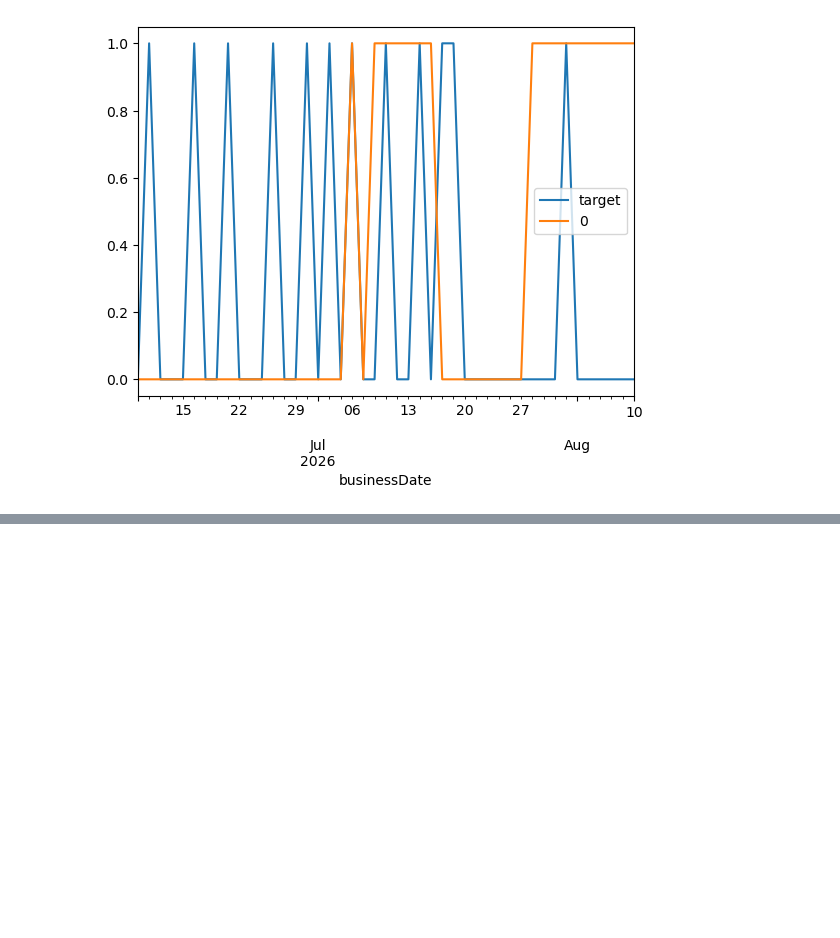
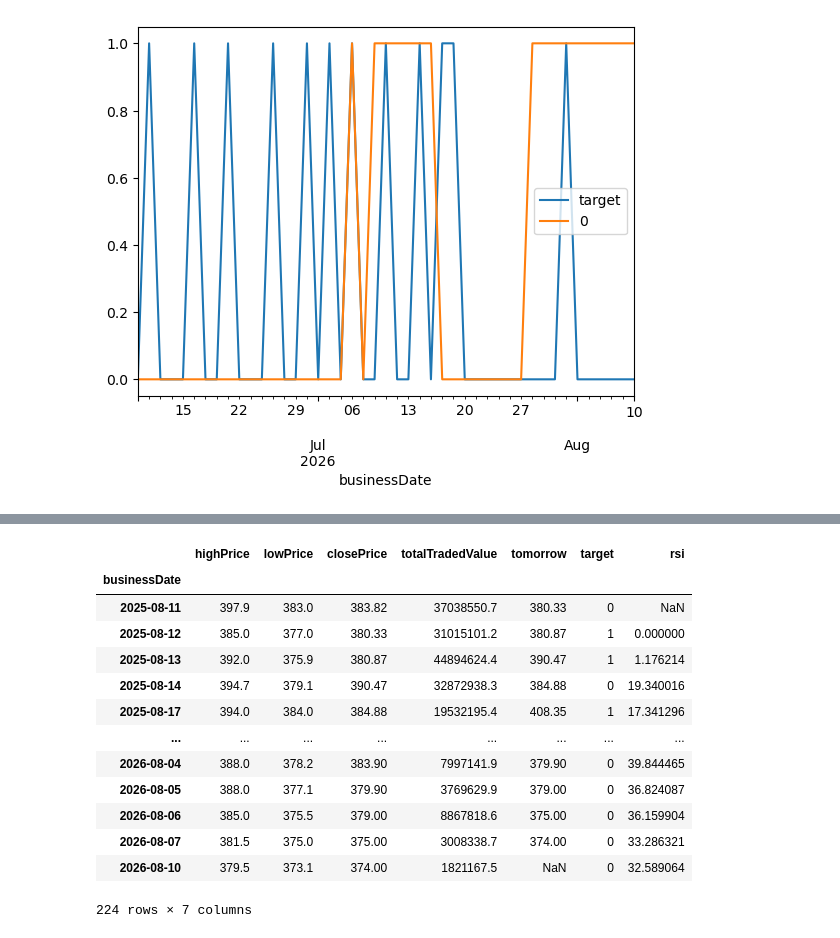
Before and after one commit to shresthanischal7/Stock-Prediction, a Jupyter notebook: main.ipynb, the cells around one changed output, grey strips where cells are left out. Drawn from its saved outputs; the diff is of its cells as text; code cells hidden in the pictures; blank space fills up the shorter version.

```diff
--- a/main.ipynb
+++ b/main.ipynb
@@ -328,0 +357,17 @@ combined.plot()
+# %%
+main_df
+# %% [output]
+|  | highPrice | lowPrice | closePrice | totalTradedValue | tomorrow | target | rsi |
+| businessDate |  |  |  |  |  |  |  |
+| 2025-08-11 | 397.9 | 383.0 | 383.82 | 37038550.7 | 380.33 | 0 | NaN |
+| 2025-08-12 | 385.0 | 377.0 | 380.33 | 31015101.2 | 380.87 | 1 | 0.000000 |
+| 2025-08-13 | 392.0 | 375.9 | 380.87 | 44894624.4 | 390.47 | 1 | 1.176214 |
+| 2025-08-14 | 394.7 | 379.1 | 390.47 | 32872938.3 | 384.88 | 0 | 19.340016 |
+| 2025-08-17 | 394.0 | 384.0 | 384.88 | 19532195.4 | 408.35 | 1 | 17.341296 |
+| ... | ... | ... | ... | ... | ... | ... | ... |
+| 2026-08-04 | 388.0 | 378.2 | 383.90 | 7997141.9 | 379.90 | 0 | 39.844465 |
+| 2026-08-05 | 388.0 | 377.1 | 379.90 | 3769629.9 | 379.00 | 0 | 36.824087 |
+| 2026-08-06 | 385.0 | 375.5 | 379.00 | 8867818.6 | 375.00 | 0 | 36.159904 |
+| 2026-08-07 | 381.5 | 375.0 | 375.00 | 3008338.7 | 374.00 | 0 | 33.286321 |
+| 2026-08-10 | 379.5 | 373.1 | 374.00 | 1821167.5 | NaN | 0 | 32.589064 |
+224 rows × 7 columns
```
Also changed, not shown: parts of 5 cells of this notebook.
